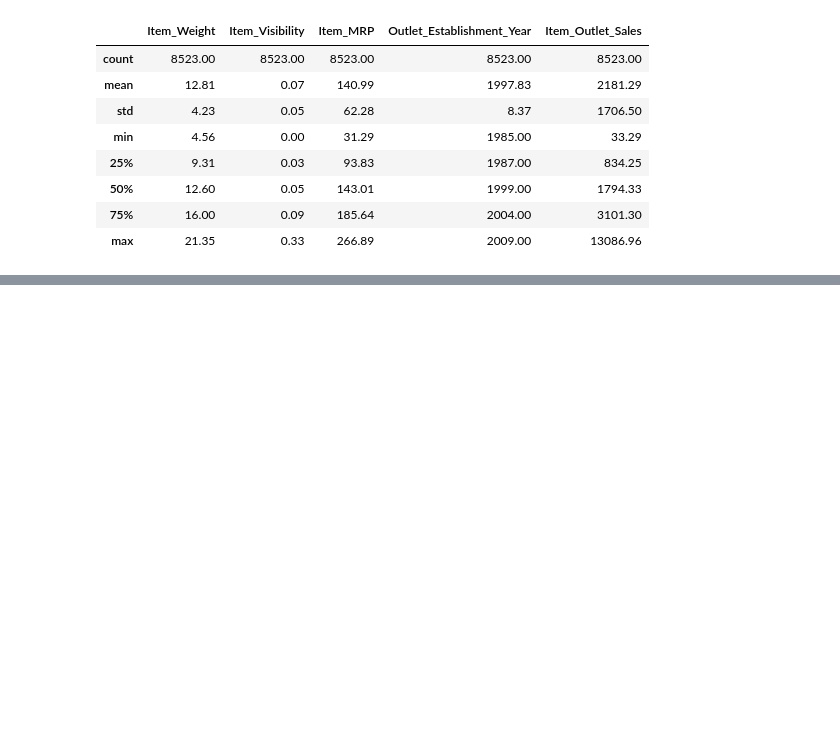
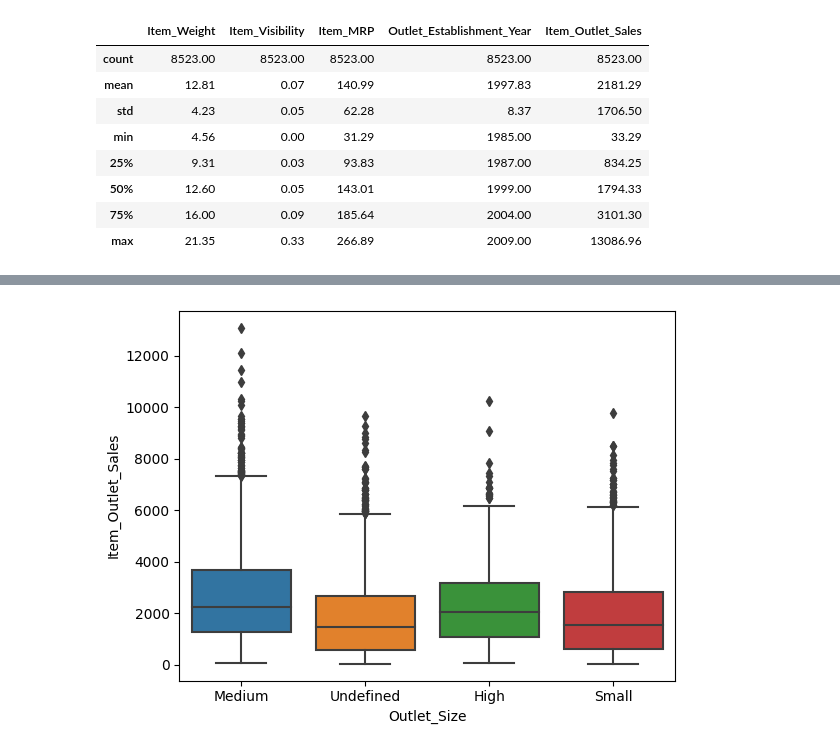
Before and after one commit to Rukawe/Predicciones-de-Ventas, a Jupyter notebook: Predicciones_de_Ventas.ipynb, the cells around one changed output, grey strips where cells are left out. Saved outputs shown, nothing was run; the diff lists cells and outputs as text; code cells hidden in the pictures; blank space fills up the shorter version.

```diff
--- a/Predicciones_de_Ventas.ipynb
+++ b/Predicciones_de_Ventas.ipynb
@@ -214,0 +254,4 @@ df.describe().round(2) # Con esta función solo se consideran los datos númeric
+# %%
+sns.boxplot(x='Outlet_Size', y='Item_Outlet_Sales', data=df);
+# %% [output]
+[figure, added]
```
Also changed, not shown: parts of 15 cells of this notebook.
